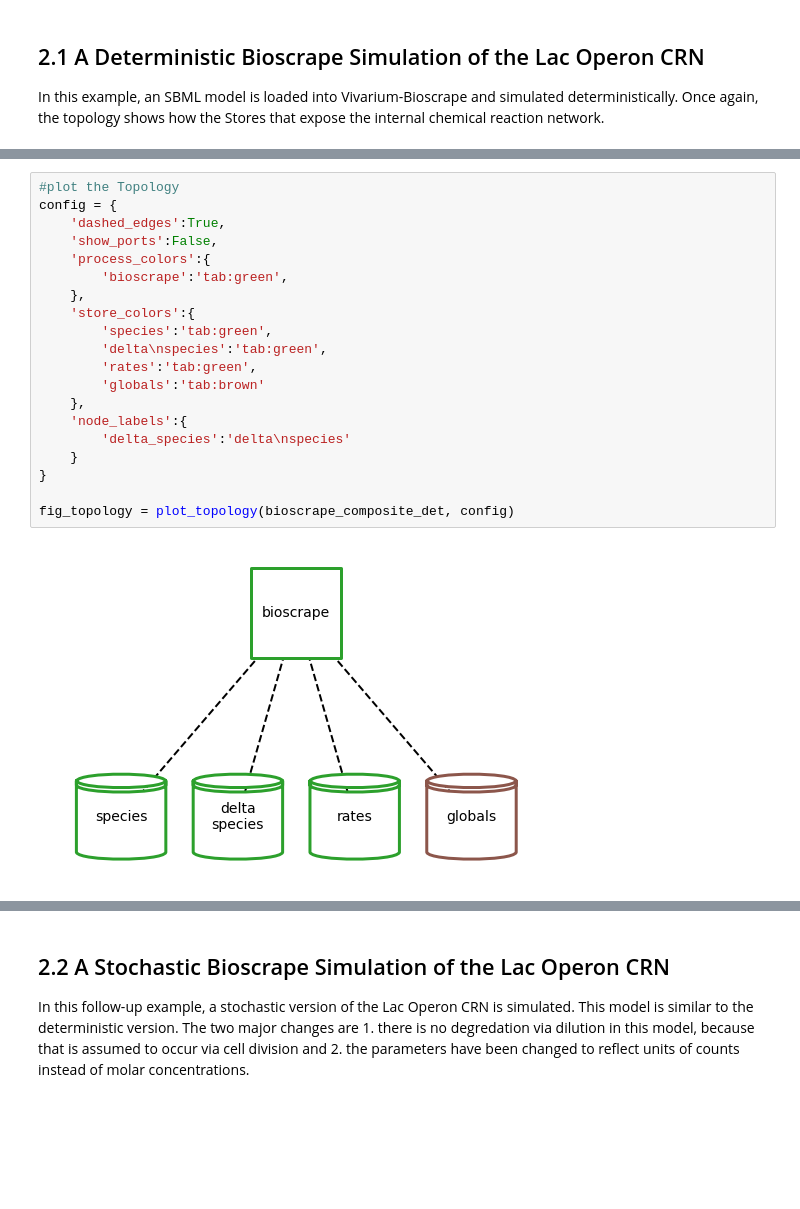
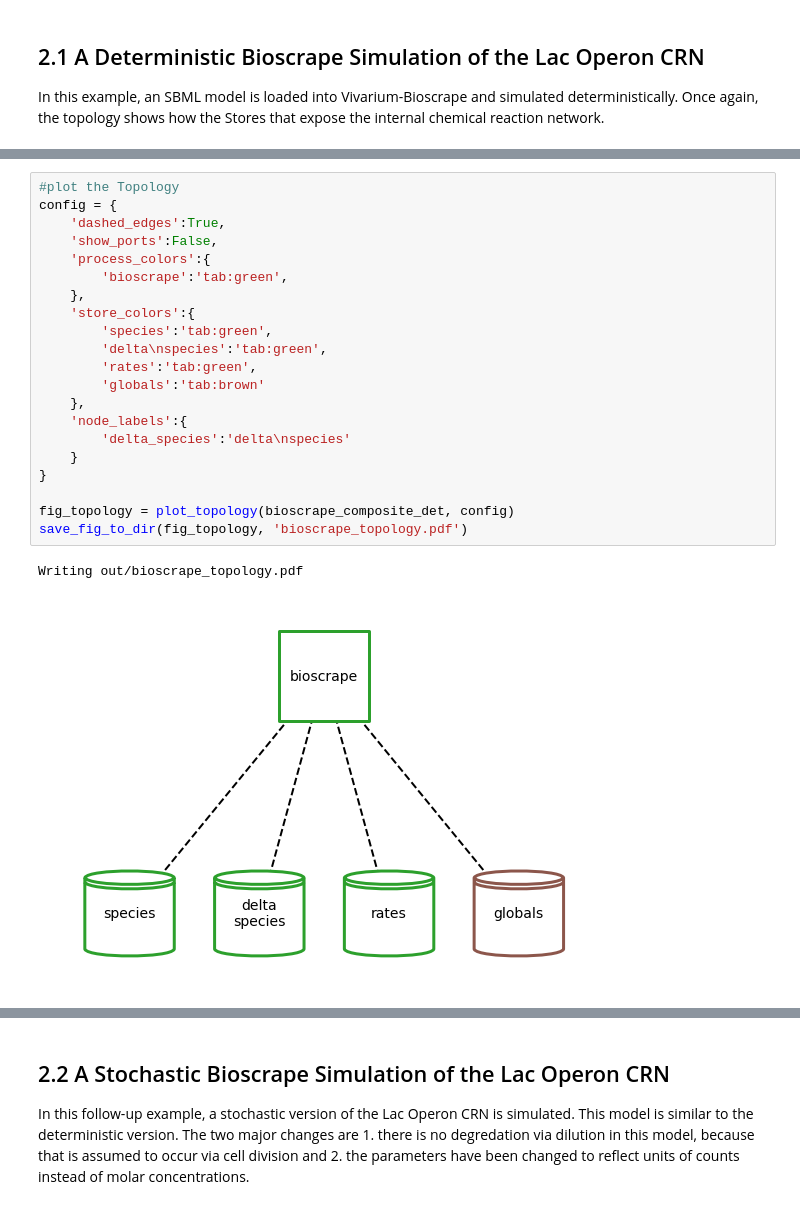
Before and after one commit to vivarium-collective/vivarium-notebooks, a Jupyter notebook: notebooks/VivariumLacOperonNotebook.ipynb, the cells around one changed output, grey strips where cells are left out. Cells and saved outputs as stored; diff of their text form; blank space fills up the shorter version.

```diff
--- a/notebooks/VivariumLacOperonNotebook.ipynb
+++ b/notebooks/VivariumLacOperonNotebook.ipynb
@@ -148,25 +152,27 @@ Completed in 0.188497 seconds
 # %%
 #plot the Topology
 config = {
     'dashed_edges':True,
     'show_ports':False,
     'process_colors':{
         'bioscrape':'tab:green',
     },
     'store_colors':{
         'species':'tab:green',
         'delta\nspecies':'tab:green',
         'rates':'tab:green',
         'globals':'tab:brown'
     },
     'node_labels':{
         'delta_species':'delta\nspecies'
     }
 }
 
 fig_topology = plot_topology(bioscrape_composite_det, config)
+save_fig_to_dir(fig_topology, 'bioscrape_topology.pdf')
 # %% [output]
+Writing out/bioscrape_topology.pdf
-[figure, old version]
+[figure, new version]
 # %%
 #Plot the CRN Trajectory
 species_to_plot = [('species', 'Glucose_external'), ('species', 'Lactose_external'),
```
Also changed, not shown: parts of 39 cells of this notebook, 2 other files.
